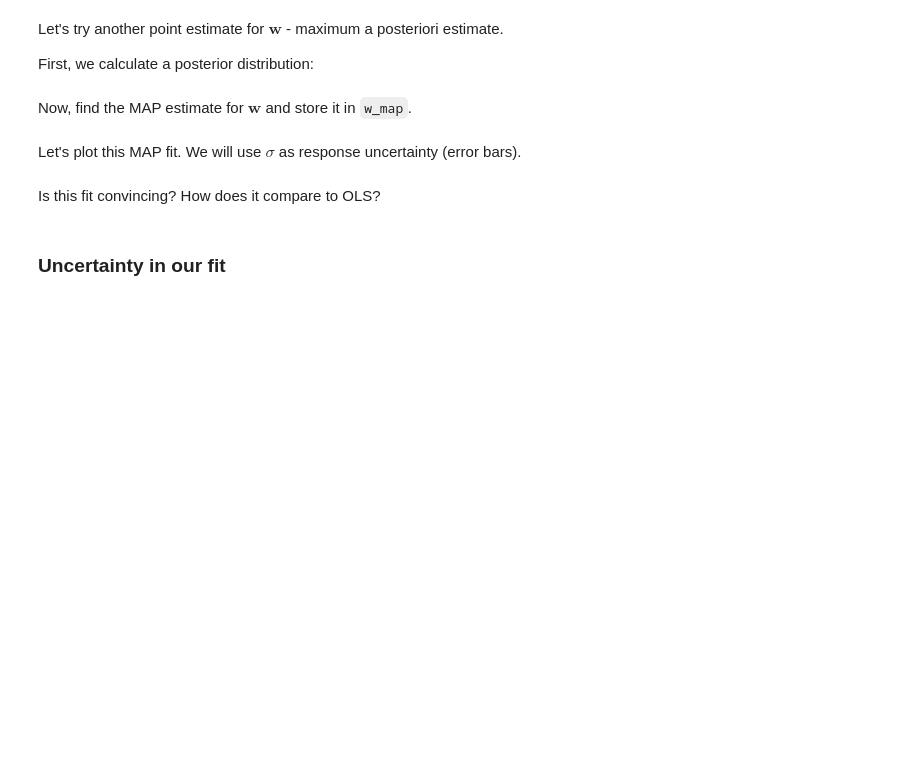
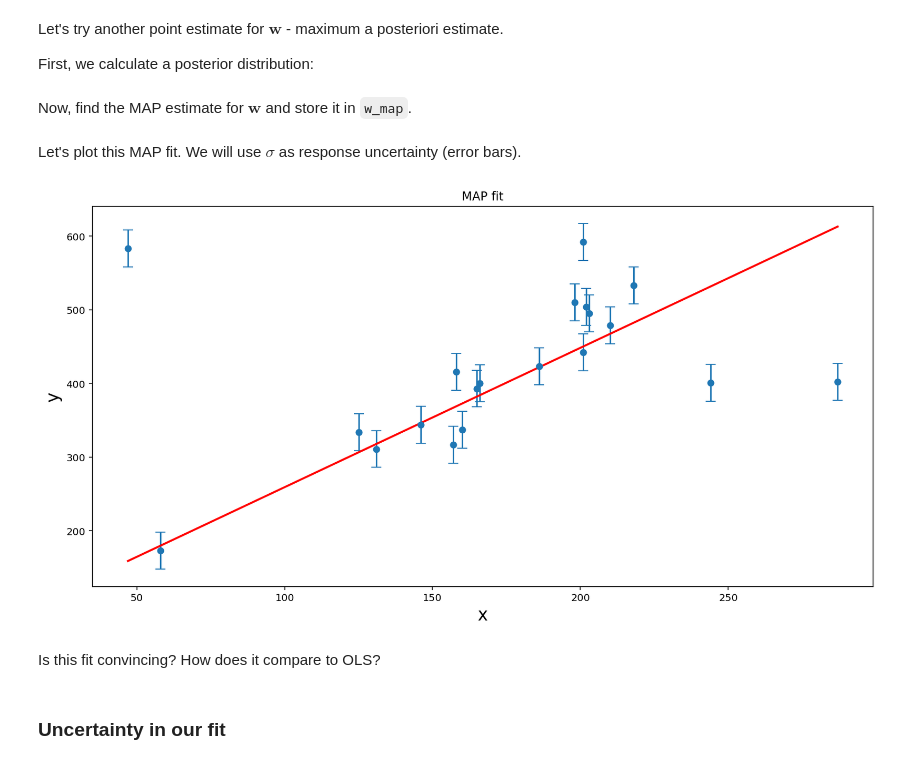
Before and after one commit to pweglik/esum, a Jupyter notebook: lab3.ipynb, the cells around one changed output. Saved outputs shown, nothing was run; the diff lists cells and outputs as text; code cells hidden in the pictures; blank space fills up the shorter version.

```diff
--- a/lab3.ipynb
+++ b/lab3.ipynb
@@ -324,6 +294,10 @@ First, we calculate a posterior distribution:
 # %%
 sigma = 25.
 
+tau = 10
+mu_0 = np.array([[0, 0]]).T
+Sigma_0 = tau**2 * np.identity(2)
+
 mu_n, Sigma_n = bayes_lin_reg(mu_0, Sigma_0, sigma, hogg_x, hogg_y)
 # %% [markdown]
 Now, find the MAP estimate for $\mathbf{w}$ and store it in `w_map`.
@@ -334,10 +304,14 @@ raise Exception('Find the MAP estimate for w and store it in w_map.')
+# %%
+w_map = mu_n
 # %% [markdown]
 Let's plot this MAP fit. We will use $\sigma$ as response uncertainty (error bars).
 # %%
 fig = plt.figure(figsize=(14, 7))
 ax = plt.gca()
 
-plot_fit(ax, w_map, hogg_x, hogg_y, sigma, title='MAP fit')
+plot_fit(ax, w_map, hogg_x, np.squeeze(hogg_y), sigma, title='MAP fit')
+# %% [output]
+[figure, added]
 # %% [markdown]
 Is this fit convincing? How does it compare to OLS?
 # %% [markdown]
```
Also changed, not shown: parts of 21 cells of this notebook.
